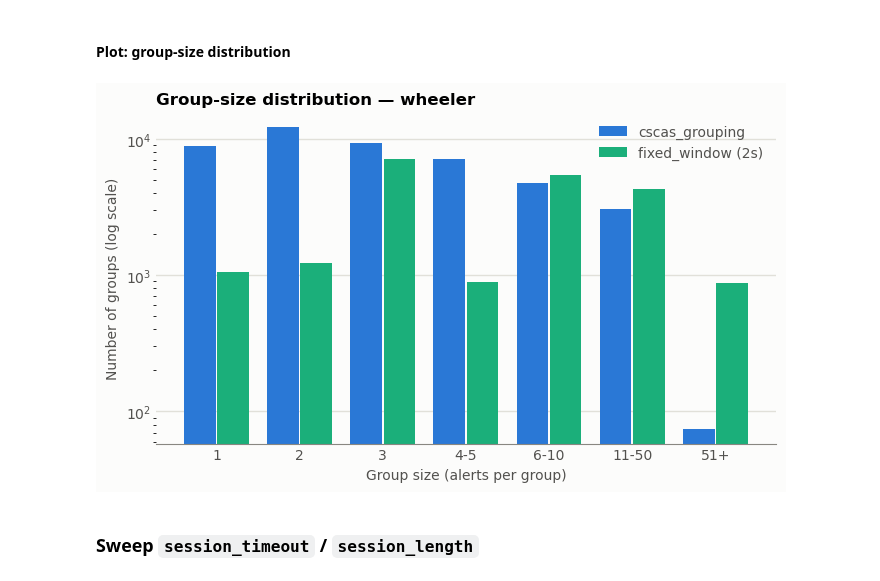
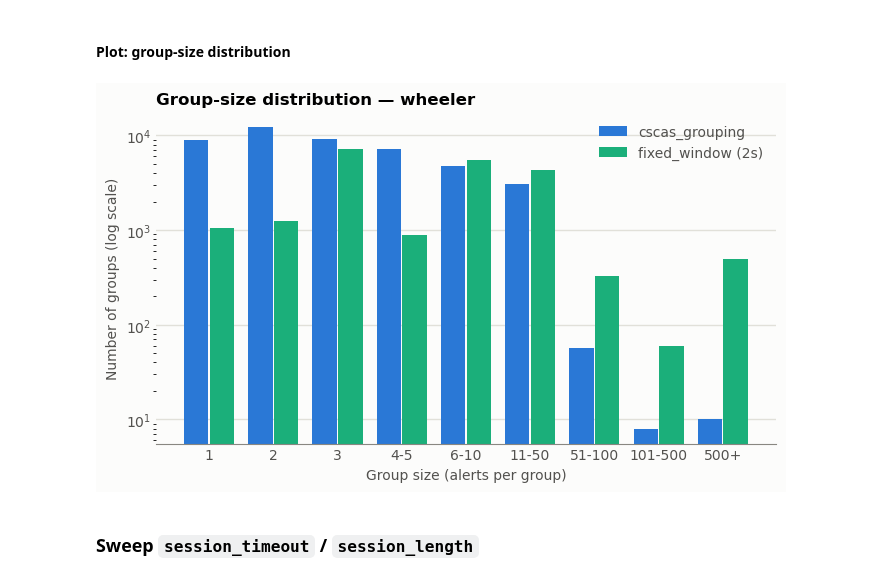
Before and after one commit to annaneliaa/msc-thesis, a Jupyter notebook: src/thesis/notebooks/cscas_grouping_test.ipynb, the cells around one changed output. Drawn from its saved outputs; the diff is of its cells as text; code cells hidden in the pictures.

```diff
--- a/src/thesis/notebooks/cscas_grouping_test.ipynb
+++ b/src/thesis/notebooks/cscas_grouping_test.ipynb
@@ -130,36 +130,36 @@ Name: count, dtype: float64
 # %% [markdown]
 #### Plot: group-size distribution
 # %%
-bucket_edges = [0, 1, 2, 3, 5, 10, 50, np.inf]
-bucket_labels = ["1", "2", "3", "4-5", "6-10", "11-50", "51+"]
+bucket_edges = [0, 1, 2, 3, 5, 10, 50, 100, 500, np.inf]
+bucket_labels = ["1", "2", "3", "4-5", "6-10", "11-50", "51-100", "101-500", "500+"]
 
 cscas_sizes = cscas_df["group_id"].value_counts()
 fw_sizes = fw_df["group_id"].value_counts()
 
 cscas_buckets = pd.cut(cscas_sizes, bins=bucket_edges, labels=bucket_labels).value_counts().reindex(bucket_labels)
 fw_buckets = pd.cut(fw_sizes, bins=bucket_edges, labels=bucket_labels).value_counts().reindex(bucket_labels)
 
 x = np.arange(len(bucket_labels))
 bar_width = 0.38
 
 fig, ax = plt.subplots(figsize=(7, 4.2), facecolor="#fcfcfb")
 ax.set_facecolor("#fcfcfb")
 ax.bar(x - bar_width / 2 - 0.01, cscas_buckets.values, bar_width, color=COLOR_CSCAS, label="cscas_grouping")
 ax.bar(x + bar_width / 2 + 0.01, fw_buckets.values, bar_width, color=COLOR_FIXED_WINDOW, label="fixed_window (2s)")
 
 ax.set_yscale("log")
 ax.set_xticks(x)
 ax.set_xticklabels(bucket_labels)
 ax.set_xlabel("Group size (alerts per group)")
 ax.set_ylabel("Number of groups (log scale)")
 ax.set_title(f"Group-size distribution — {scenario}", loc="left", fontsize=12, fontweight="bold")
 style_axes(ax)
 ax.legend(frameon=False, labelcolor=INK_SECONDARY)
 
 fig.tight_layout()
 plt.show()
 # %% [output]
-[figure, old version]
+[figure, new version]
 # %% [markdown]
 ### Sweep `session_timeout` / `session_length`
 # %%
```
Also changed, not shown: 16 other files.
